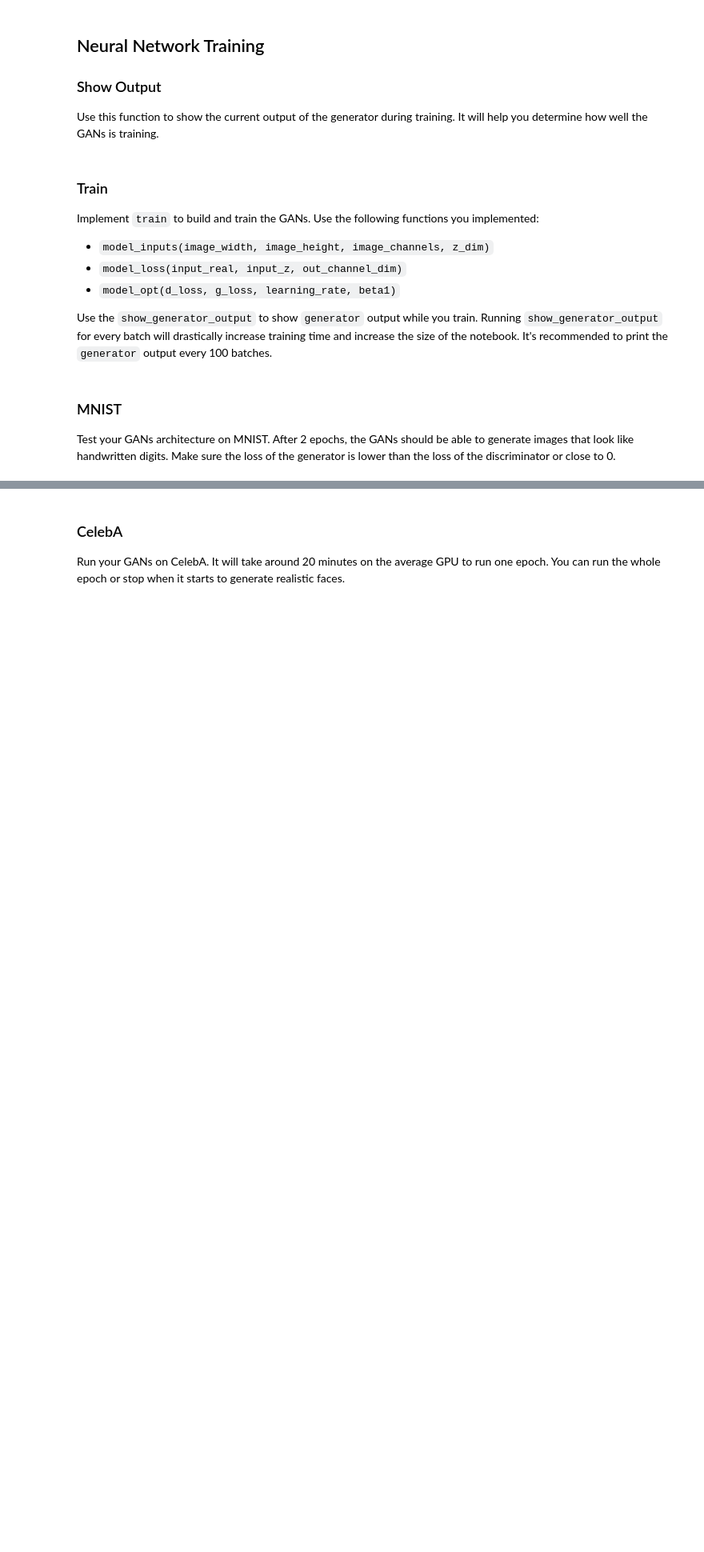
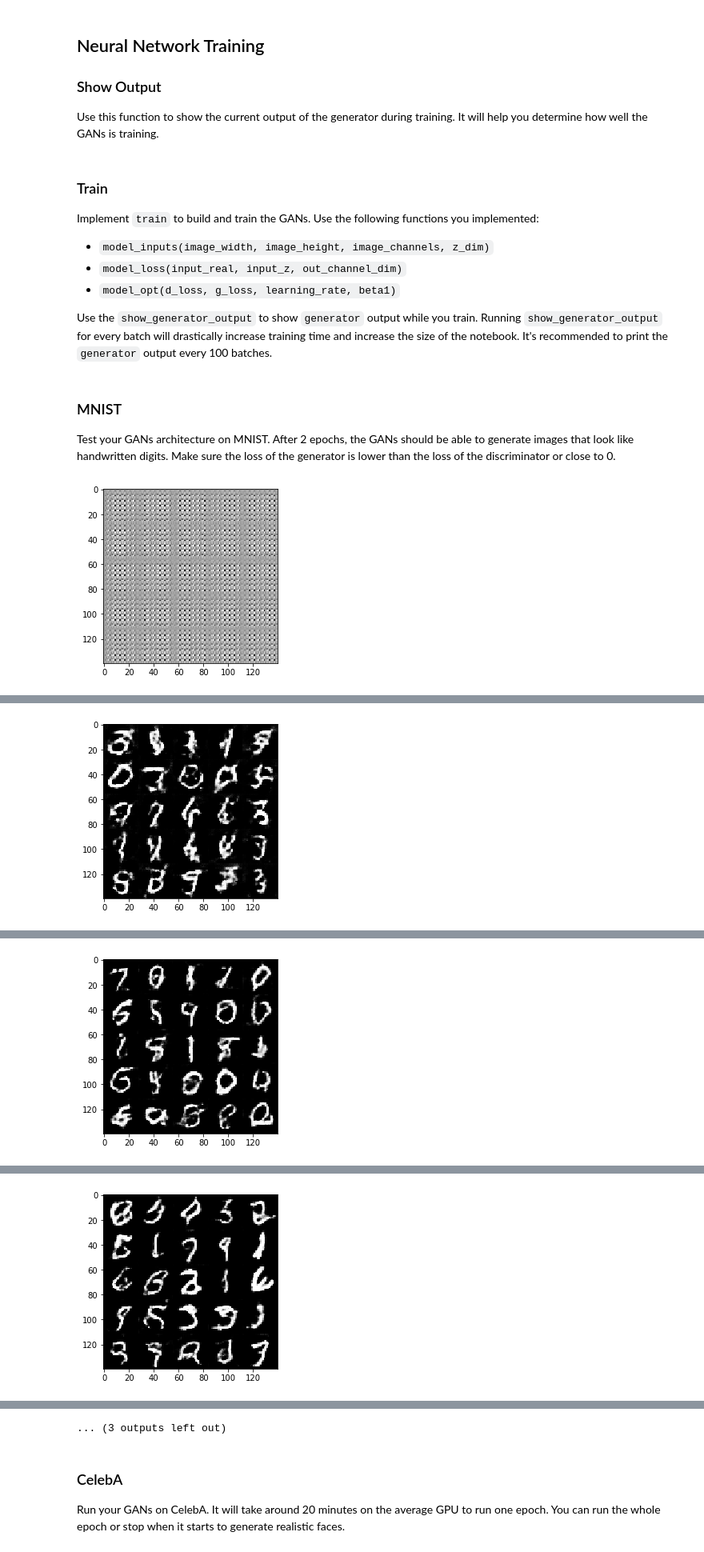
Before and after one commit to salvalcantara/dlnd-project5, a Jupyter notebook: dlnd_face_generation.ipynb, the cells around one changed output, grey strips where cells are left out. Shown at 80% size. Cells and saved outputs as stored; diff of their text form; code cells hidden in the pictures; blank space fills up the shorter version.

```diff
--- a/dlnd_face_generation.ipynb
+++ b/dlnd_face_generation.ipynb
@@ -340,7 +322,9 @@ Implement `train` to build and train the GANs.  Use the following functions you
 
 Use the `show_generator_output` to show `generator` output while you train. Running `show_generator_output` for every batch will drastically increase training time and increase the size of the notebook.  It's recommended to print the `generator` output every 100 batches.
 # %%
-def train(epoch_count, batch_size, z_dim, learning_rate, beta1, get_batches, data_shape, data_image_mode):
+def train(epoch_count, batch_size, z_dim, learning_rate,
+          beta1, get_batches, data_shape, data_image_mode,
+          print_every=100, show_every=500, show_n_images=25):
     """
     Train the GAN
     :param epoch_count: Number of epochs
@@ -352,30 +336,61 @@ def train(epoch_count, batch_size, z_dim, learning_rate, beta1, get_batches, dat
     :param data_shape: Shape of the data
     :param data_image_mode: The image mode to use for images ("RGB" or "L")
     """
-    # TODO: Build Model
+
+    # Build the model
+    image_width, image_height, image_channels = data_shape[1:]
+    input_real, input_z, lr = model_inputs(image_width, image_height, image_channels, z_dim)
+    d_loss, g_loss = model_loss(input_real, input_z, image_channels, alpha=0.2)
+    d_train_opt, g_train_opt = model_opt(d_loss, g_loss, lr, beta1)
 
 
     with tf.Session() as sess:
         sess.run(tf.global_variables_initializer())
+
+        steps = 0
         for epoch_i in range(epoch_count):
             for batch_images in get_batches(batch_size):
-                # TODO: Train Model
+                # Sample random noise for G
+                batch_z = np.random.uniform(-1, 1, size=(batch_size, z_dim))
+
+                # Run optimizers
+                food = {lr: learning_rate, input_real: batch_images, input_z: batch_z}
+                _ = sess.run(d_train_opt, feed_dict=food)
+                _ = sess.run(g_train_opt, feed_dict=food)
+
+                # Output pogress information
+                if steps % show_every == 0:
+                    show_generator_output(sess, show_n_images, input_z, image_channels, data_image_mode)
+
+                if steps % print_every == 0:
+                    # At the end of each epoch, get the losses and print them out
+                    train_loss_d = d_loss.eval({input_z: batch_z, input_real: batch_images})
+                    train_loss_g = g_loss.eval({input_z: batch_z})
+
+                    print("Epoch {}/{}...".format(epoch_i+1, epoch_count),
+                          "Discriminator Loss: {:.4f}...".format(train_loss_d),
+                          "Generator Loss: {:.4f}".format(train_loss_g))
+
+                # Increment number of given steps so far
+                steps += 1
 # %% [markdown]
 ### MNIST
 Test your GANs architecture on MNIST.  After 2 epochs, the GANs should be able to generate images that look like handwritten digits.  Make sure the loss of the generator is lower than the loss of the discriminator or close to 0.
 # %%
-batch_size = None
-z_dim = None
-learning_rate = None
-beta1 = None
+batch_size = 32
+z_dim = 100
+learning_rate = 0.001
+beta1 = 0.5
 
 
 """
 DON'T MODIFY ANYTHING IN THIS CELL THAT IS BELOW THIS LINE
 """
 epochs = 2
 
 mnist_dataset = helper.Dataset('mnist', glob(os.path.join(data_dir, 'mnist/*.jpg')))
 with tf.Graph().as_default():
     train(epochs, batch_size, z_dim, learning_rate, beta1, mnist_dataset.get_batches,
           mnist_dataset.shape, mnist_dataset.image_mode)
+# %% [output]
+[figure, added]
@@ -381,0 +402 @@ with tf.Graph().as_default():
+[figure, added]
@@ -381,0 +408 @@ with tf.Graph().as_default():
+[figure, added]
@@ -381,0 +414 @@ with tf.Graph().as_default():
+[figure, added]
@@ -382,3 +432,4 @@ with tf.Graph().as_default():
+... (3 outputs left out)
 # %% [markdown]
 ### CelebA
 Run your GANs on CelebA.  It will take around 20 minutes on the average GPU to run one epoch.  You can run the whole epoch or stop when it starts to generate realistic faces.
```
Also changed, not shown: parts of 6 cells of this notebook.
